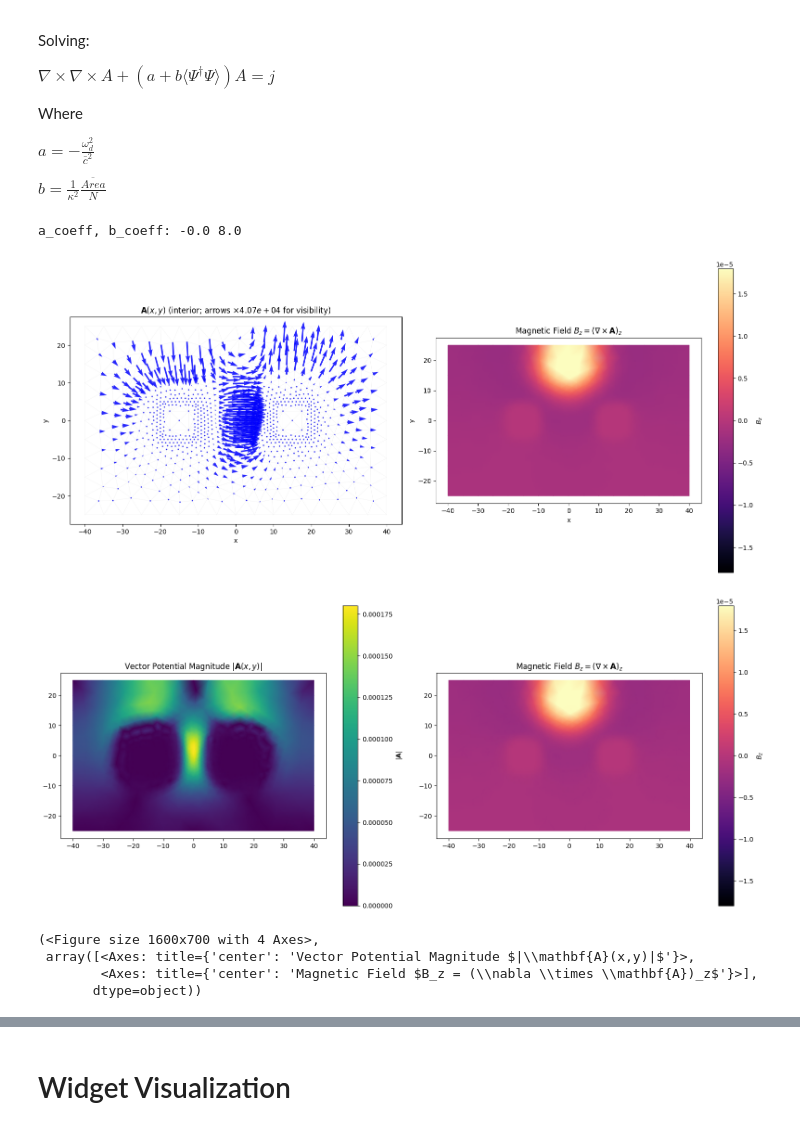
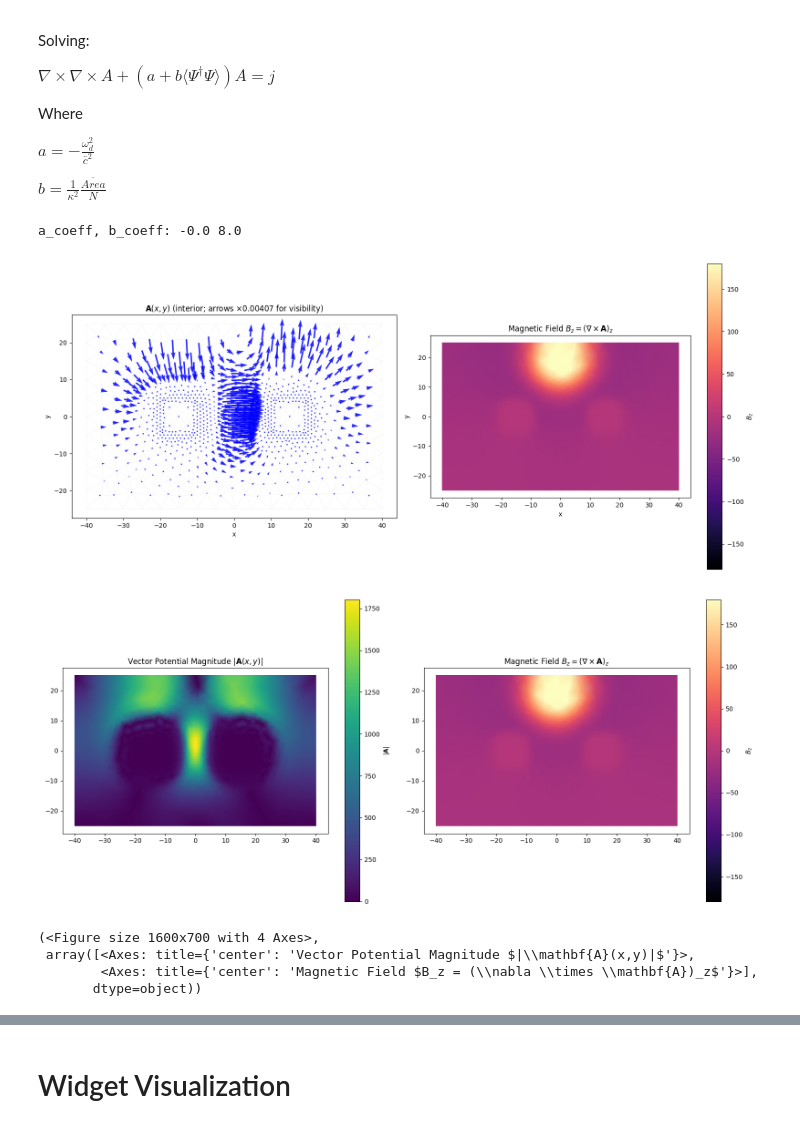
Before and after one commit to vcaipu/cqednumerics, a Jupyter notebook: RabiLondon/2DMaxwells.ipynb, the cells around one changed output, grey strips where cells are left out. Drawn from its saved outputs; the diff is of its cells as text; code cells hidden in the pictures.

```diff
--- a/RabiLondon/2DMaxwells.ipynb
+++ b/RabiLondon/2DMaxwells.ipynb
@@ -53,8 +54,6 @@ $b = \frac{1}{\kappa^2}\frac{\overline{Area}}{N}$
 from scipy.sparse.linalg import spsolve
 from skfem import MeshTri, ElementTriN1, ElementTriN2, ElementTriP1, ElementTriP2, Basis, BilinearForm, LinearForm, asm, condense
 from skfem.helpers import curl, dot
-
-
 
 omega_d = 0
 c_bar = 137.036
@@ -110,36 +109,36 @@ def dipole_source(v, w):
     x = w.x[0]
     y = w.x[1]
     x0, y0 = 0.0, 20.0
     sigma = 10.0
-    m = 0.01
+    m = 100000
     M = (m / (np.pi * sigma**2)) * np.exp(-((x - x0)**2 + (y - y0)**2) / sigma**2)
     Jx = -M * 2 * (y - y0) / sigma**2
     Jy =  M * 2 * (x - x0) / sigma**2
     J_vec = np.array([Jx, Jy])
     return dot(J_vec, v)
 
 A_matrix = asm(bilinear_form, basis_edge,
                psi_exp=femsystem.basis.interpolate(np.asarray(psi_exp, dtype=np.float64)))
 
 b_vector = asm(general_source, basis_edge,
                bx=basis_nodal.interpolate(b_nodal_values[0,:]),
                by=basis_nodal.interpolate(b_nodal_values[1,:]))
 
 b_vector = asm(dipole_source, basis_edge)
 
 A_sol = np.zeros(basis_edge.N)
 D = basis_edge.get_dofs().all()
 A_int, b_int, x_int, I = condense(A_matrix, b_vector, D=D)
 A_sol[I] = spsolve(A_int, b_int)
 
 vis = VisualizeVF(mesh, basis_edge, A_sol)
 fig, ax = vis.visualize_vf(A_sol, bz_symmetric_percentile=99.0)
 vis.visualize_vf_mag(A_sol, bz_symmetric_percentile=99.0)
 # vis.visualize_bz_surface(A_sol, bz_symmetric_percentile=99.0)
 # %% [output]
 a_coeff, b_coeff: -0.0 8.0
-[figure, old version]
+[figure, new version]
-[figure, old version]
+[figure, new version]
 (<Figure size 1600x700 with 4 Axes>,
  array([<Axes: title={'center': 'Vector Potential Magnitude $|\\mathbf{A}(x,y)|$'}>,
         <Axes: title={'center': 'Magnetic Field $B_z = (\\nabla \\times \\mathbf{A})_z$'}>],
```
Also changed, not shown: parts of 9 cells of this notebook, 2 other files.
